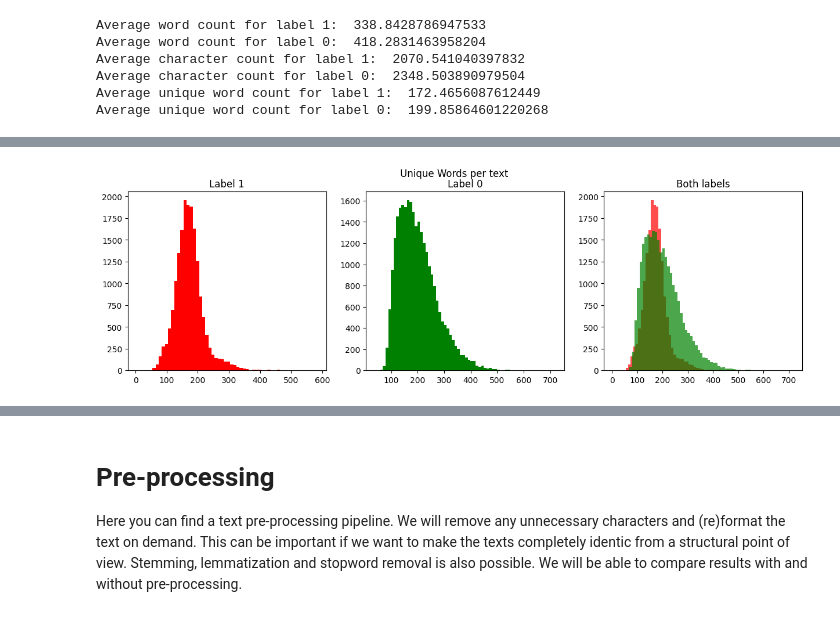
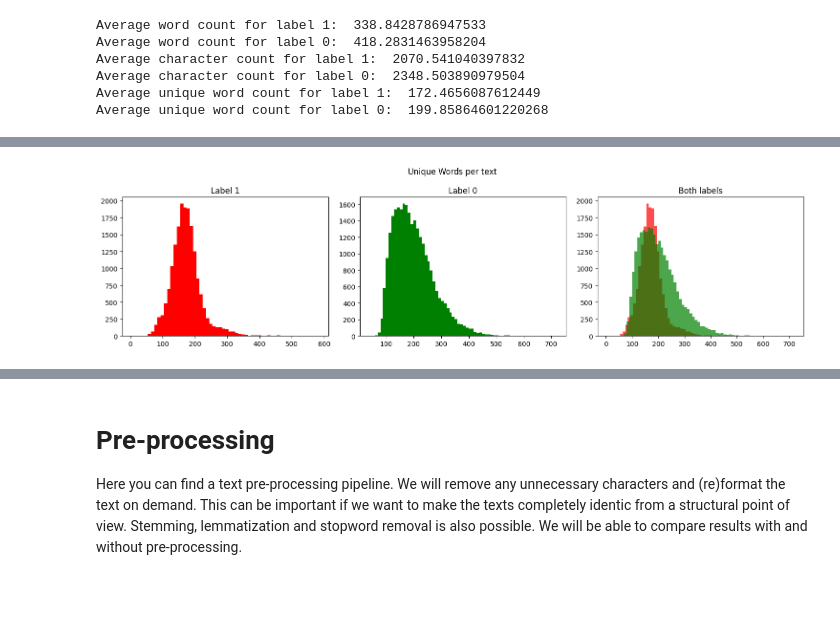
Before and after one commit to emmermarcell/Detect-AI-Generated-Text, a Jupyter notebook: scripts/preprocess_database_for_classifiers_ML.ipynb, the cells around one changed output, grey strips where cells are left out. Cells and saved outputs as stored; diff of their text form; code cells hidden in the pictures; blank space fills up the shorter version.

```diff
--- a/scripts/preprocess_database_for_classifiers_ML.ipynb
+++ b/scripts/preprocess_database_for_classifiers_ML.ipynb
@@ -276,25 +287,27 @@ plt.show()
 # %%
 #Plotting word-count per essay
 bin_size = 10
 fig,(ax1,ax2, ax3)=plt.subplots(1,3,figsize=(15,4))
 train_words=df_train[df_train['label']==1]['unique_word_count']
 ax1.hist(train_words,color='red', bins=range(min(train_words), max(train_words) + bin_size, bin_size),)
 ax1.set_title('Label 1')
 train_words=df_train[df_train['label']==0]['unique_word_count']
 ax2.hist(train_words,color='green', bins=range(min(train_words), max(train_words) + bin_size, bin_size),)
 ax2.set_title('Label 0')
 
 train_words=df_train[df_train['label']==1]['unique_word_count']
 ax3.hist(train_words,color='red', alpha = .7,
          bins=range(min(train_words), max(train_words) + bin_size, bin_size),)
 train_words=df_train[df_train['label']==0]['unique_word_count']
 ax3.hist(train_words,color='green', alpha = .7,
          bins=range(min(train_words), max(train_words) + bin_size, bin_size),)
 ax3.set_title('Both labels')
 fig.suptitle('Unique Words per text')
+plt.tight_layout()
+plt.savefig('unique_words_per_text.png', dpi = 150)
 plt.show()
 # %% [output]
-[figure, old version]
+[figure, new version]
 # %%
 df_train.head()
 # %% [output]
```
Also changed, not shown: parts of 6 cells of this notebook.
